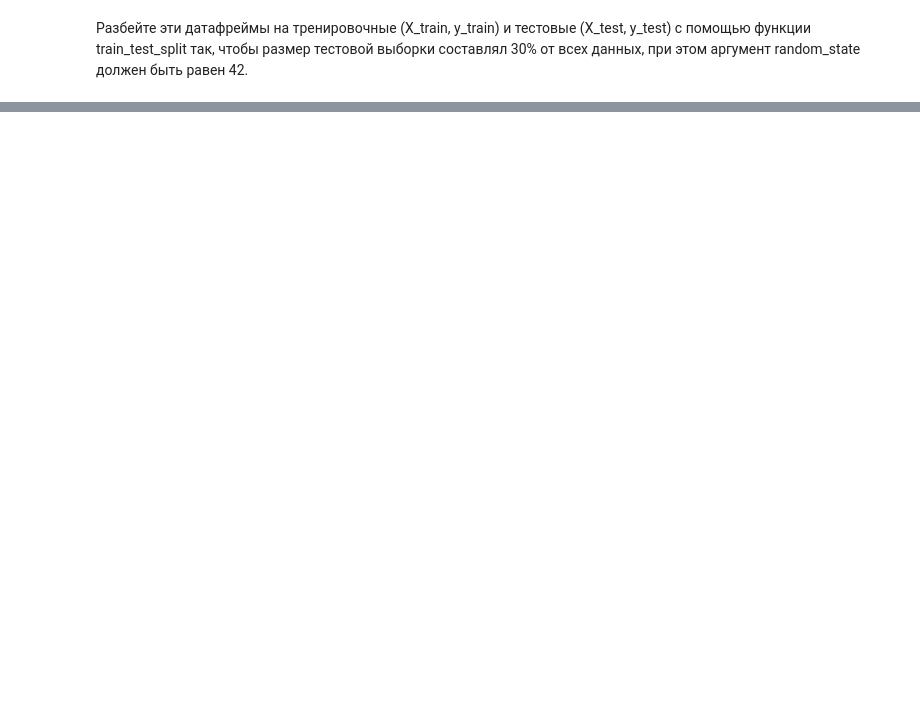
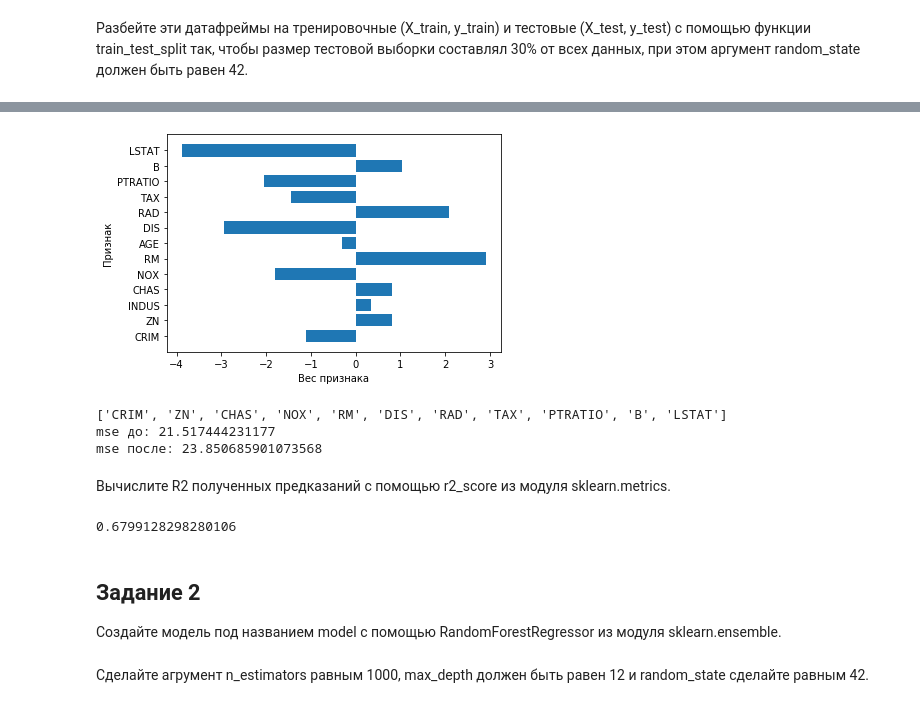
Before and after one commit to pa-ershov/lib_num, a Jupyter notebook: lesson_6.ipynb, the cells around one changed output, grey strips where cells are left out. Cells and saved outputs as stored; diff of their text form; code cells hidden in the pictures; blank space fills up the shorter version.

```diff
--- a/lesson_6.ipynb
+++ b/lesson_6.ipynb
@@ -22,0 +207,61 @@ import numpy as np
+# %%
+from sklearn.preprocessing import StandardScaler
+
+scaler = StandardScaler()
+# %%
+X_train_scaled = scaler.fit_transform(X_train)
+X_train_scaled = pd.DataFrame(X_train_scaled, columns=feature_names)
+
+X_test_scaled = scaler.fit_transform(X_test)
+X_test_scaled = pd.DataFrame(X_test_scaled, columns=feature_names)
+# %%
+lr.fit(X_train_scaled, y_train)
+
+plt.barh(feature_names, lr.coef_.flatten())
+
+plt.xlabel("Вес признака")
+plt.ylabel("Признак")
+
+plt.show()
+# %% [output]
+[figure, added]
+# %%
+important_features = [
+    feature
+    for feature, weight in zip(feature_names, lr.coef_.flatten())
+    if np.abs(weight) > 0.5
+]
+
+print(important_features)
+
+lr.fit(
+    X_train_scaled.loc[:, important_features],
+    y_train
+)
+
+y_pred = lr.predict(X_test_scaled.loc[:, important_features])
+
+mse2 = mean_squared_error(y_test, y_pred)
+
+print("mse до: {}".format(mse1))
+print("mse после: {}".format(mse2))
+# %% [output]
+['CRIM', 'ZN', 'CHAS', 'NOX', 'RM', 'DIS', 'RAD', 'TAX', 'PTRATIO', 'B', 'LSTAT']
+mse до: 21.517444231177
+mse после: 23.850685901073568
+# %% [markdown]
+Вычислите R2 полученных предказаний с помощью r2_score из модуля sklearn.metrics.
+# %%
+from sklearn.metrics import r2_score
+
+R2 = r2_score(y_test, y_pred)
+
+R2
+# %% [output]
+0.6799128298280106
+# %% [markdown]
+## Задание 2
+
+Создайте модель под названием model с помощью RandomForestRegressor из модуля sklearn.ensemble.
+# %% [markdown]
+Сделайте агрумент n_estimators равным 1000, max_depth должен быть равен 12 и random_state сделайте равным 42.
```
Also changed, not shown: parts of 26 cells of this notebook.
